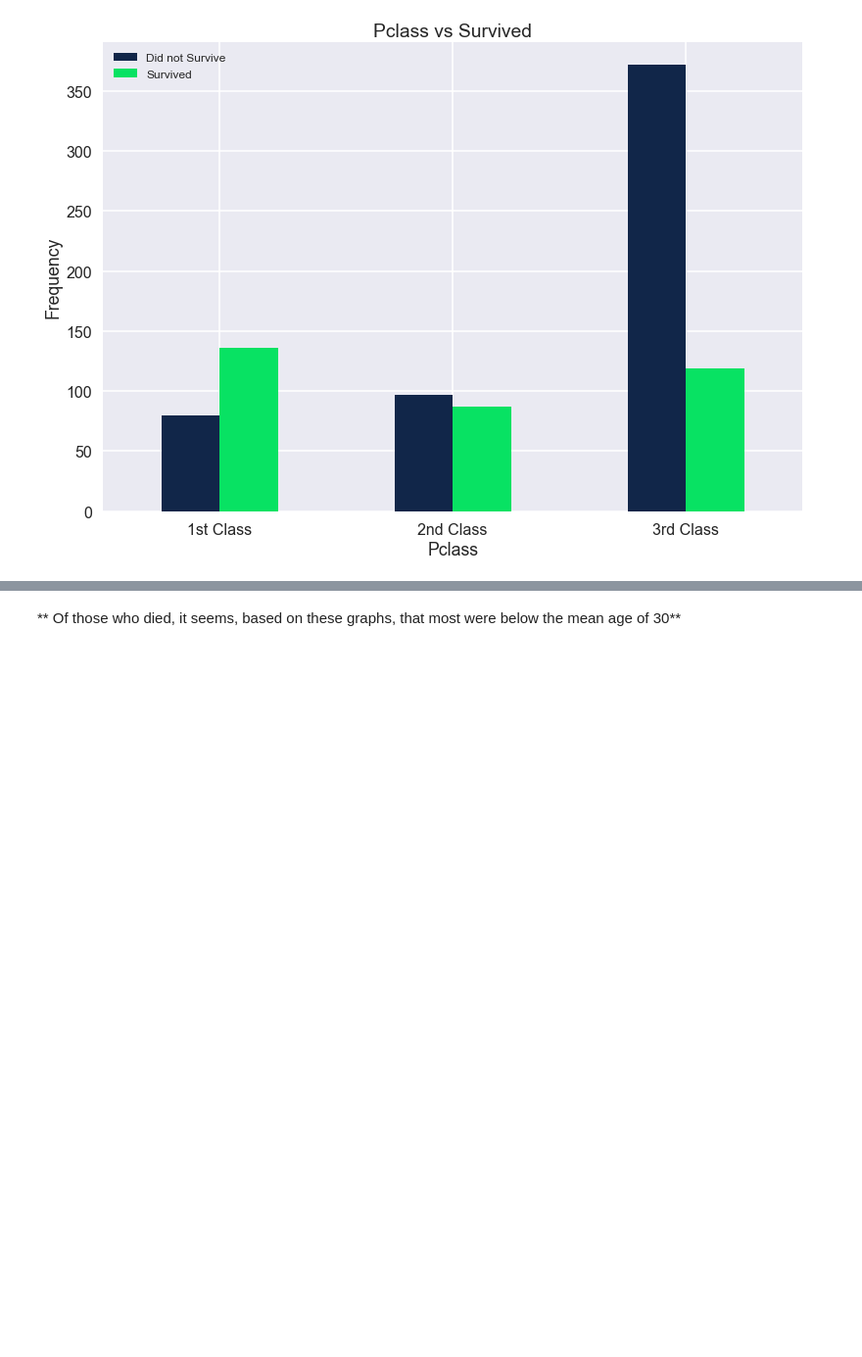
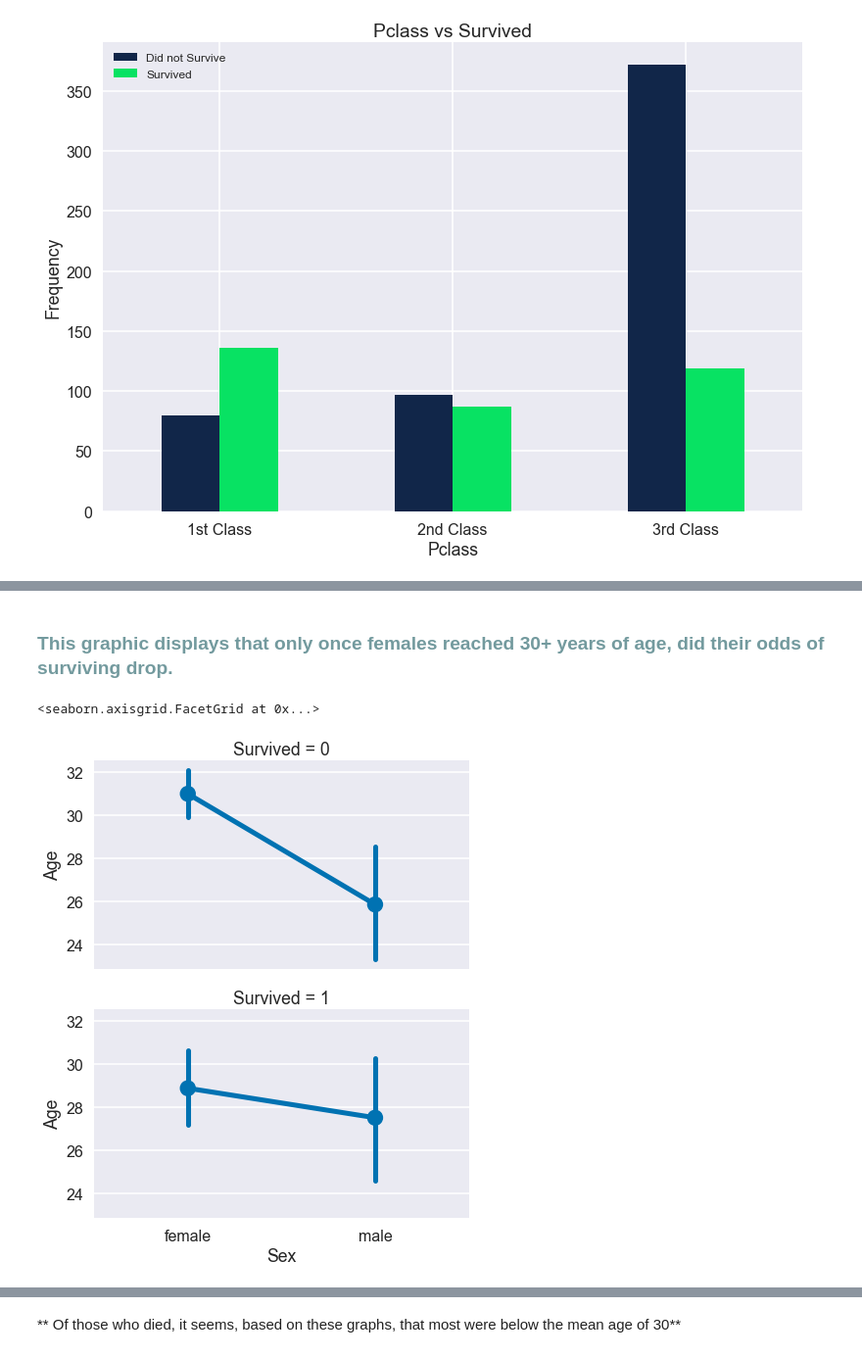
Before and after one commit to mjlsmith/Investigating-a-Dataset, a Jupyter notebook: Titanic Data analysis.ipynb, the cells around one changed output, grey strips where cells are left out. Shown at 98% size. Drawn from its saved outputs; the diff is of its cells as text; code cells hidden in the pictures; blank space fills up the shorter version.

```diff
--- a/Titanic Data analysis.ipynb
+++ b/Titanic Data analysis.ipynb
@@ -299,6 +335,3 @@ df[df.Age.isnull()]
 | 878 | 879 | 0 | 3 | Laleff, Mr. Kristo | male | NaN | 0 | 0 | 349217 | 7.8958 | ... |
 | 888 | 889 | 0 | 3 | Johnston, Miss. Catherine Helen "... | female | NaN | 1 | 2 | W./C. 6607 | 23.4500 | ... |
 177 rows × 12 columns
-# %%
-sns.set_context("poster")
-sns.countplot(x="Embarked", data=df, palette="cubehelix");
@@ -425,5 +475,9 @@ g.map(plt.hist, 'Age', bins=20)
+# %% [markdown]
+<h3><span style="color:#739A9E"> This graphic displays that only once females reached 30+ years of age, did their odds of surviving drop.</span></h3>
 # %%
 grid = sns.FacetGrid(df, row='Survived', size=4.0, aspect=1.6)
-grid.map(sns.pointplot, 'Sex', 'Age', 'Pclass')
+grid.map(sns.pointplot, 'Sex', 'Age')
 grid.add_legend()
-sns.set_palette("muted");
+# %% [output]
+<seaborn.axisgrid.FacetGrid at 0x...>
+[figure, added]
```
Also changed, not shown: parts of 34 cells of this notebook.
